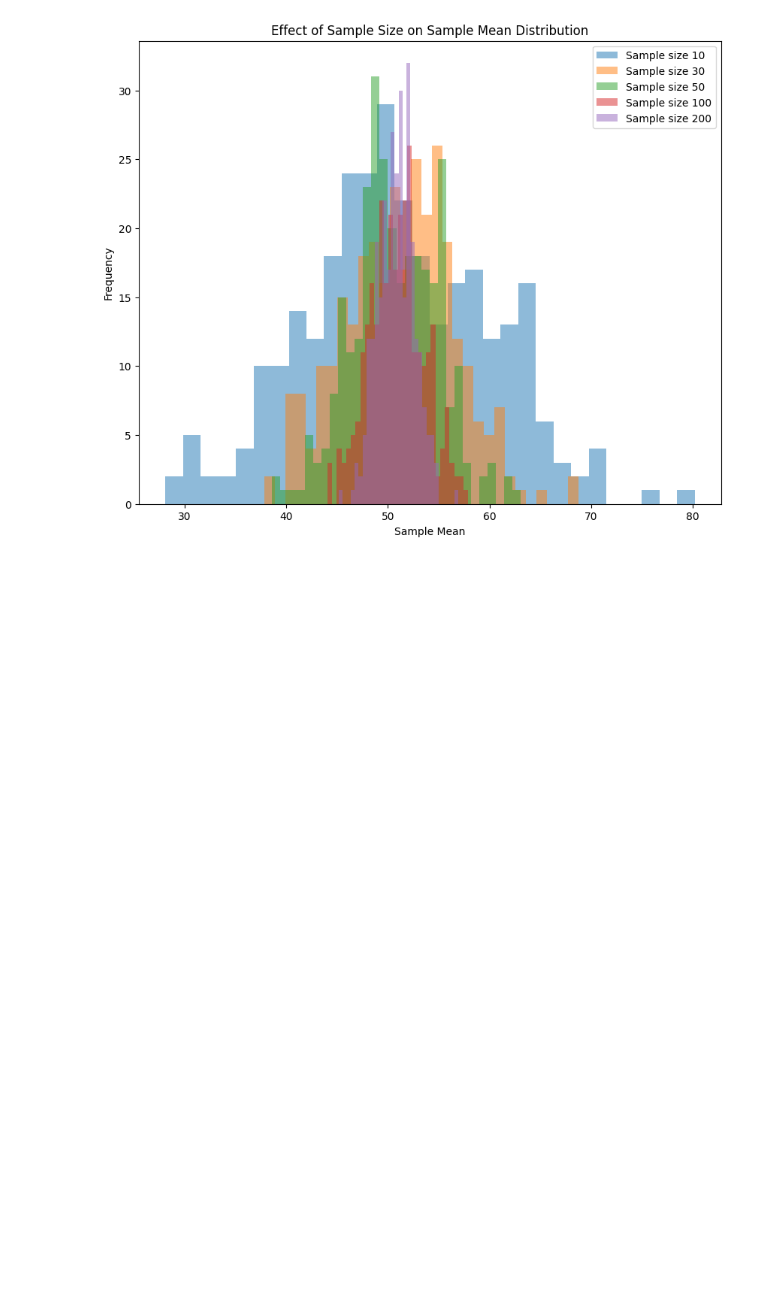
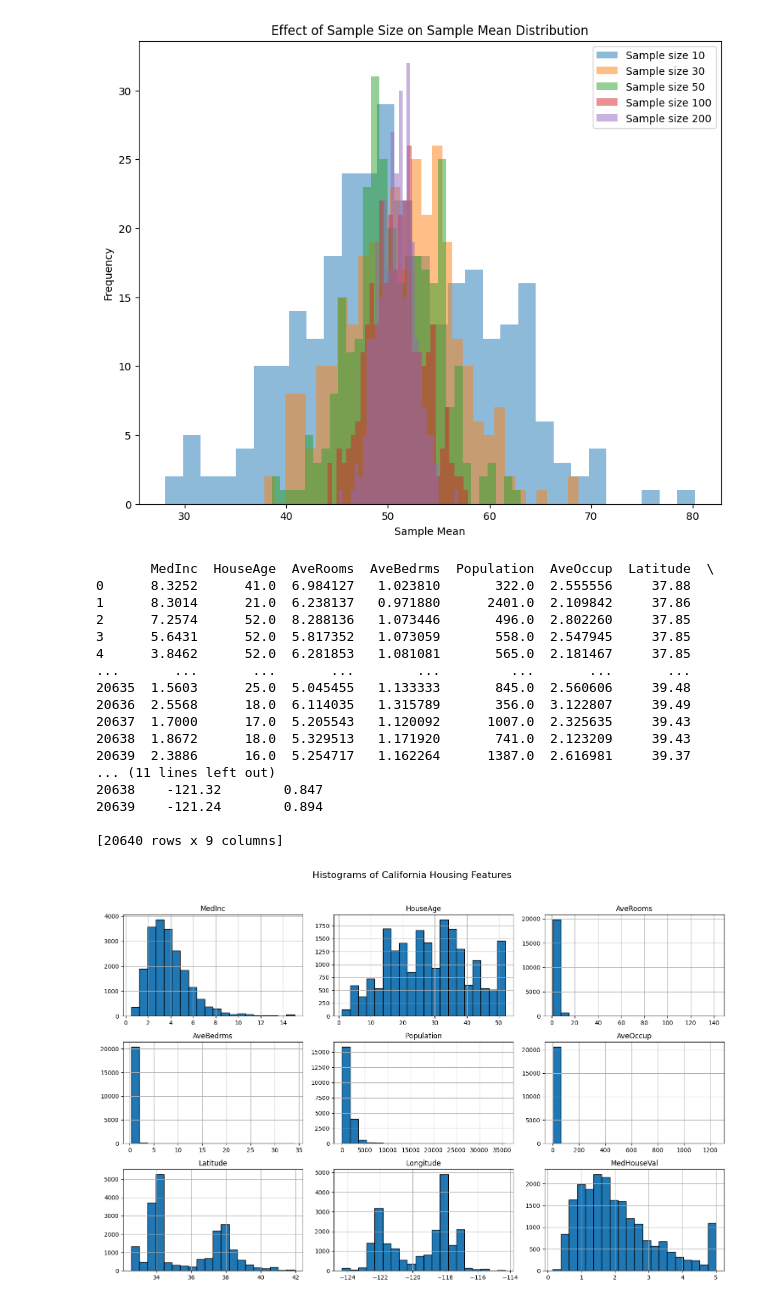
Before and after one commit to MehrdadJalali-AI/Statistics-and-Machine-Learning, a Jupyter notebook: Day3.ipynb, the cells around one changed output. Saved outputs shown, nothing was run; the diff lists cells and outputs as text; code cells hidden in the pictures; blank space fills up the shorter version.

```diff
--- a/Day3.ipynb
+++ b/Day3.ipynb
@@ -120,3 +151,39 @@ plt.show()
 # %% [output]
 {10: [51.6, 52.0, 62.9, 45.3, 55.1, 63.5, 40.4, 37.3, 29.2, 50.3, 59.6, 50.0, 38.1, 68.8, 46.5, 41.7, 59.1, 54.7, 41.8, 63.7, 70.7, 51.6, 70.0, 51.1, 42.9, 48.4, 47.9, 52.3, 43.7, 42.3, 44.6, 38.8, 46 ...
 [figure]
+# %%
+# Load necessary libraries
+from sklearn.datasets import fetch_california_housing
+import pandas as pd
+import matplotlib.pyplot as plt
+
+# Load the California housing dataset
+data = fetch_california_housing(as_frame=True)
+df = data.frame
+
+print(df)
+
+# Plot histograms of all features
+df.hist(figsize=(15, 10), bins=20, edgecolor='black')
+plt.suptitle('Histograms of California Housing Features', fontsize=16)
+plt.tight_layout(rect=[0, 0, 1, 0.95])
+plt.show()
+# %% [output]
+       MedInc  HouseAge  AveRooms  AveBedrms  Population  AveOccup  Latitude  \
+0      8.3252      41.0  6.984127   1.023810       322.0  2.555556     37.88
+1      8.3014      21.0  6.238137   0.971880      2401.0  2.109842     37.86
+2      7.2574      52.0  8.288136   1.073446       496.0  2.802260     37.85
+3      5.6431      52.0  5.817352   1.073059       558.0  2.547945     37.85
+4      3.8462      52.0  6.281853   1.081081       565.0  2.181467     37.85
+...       ...       ...       ...        ...         ...       ...       ...
+20635  1.5603      25.0  5.045455   1.133333       845.0  2.560606     39.48
+20636  2.5568      18.0  6.114035   1.315789       356.0  3.122807     39.49
+20637  1.7000      17.0  5.205543   1.120092      1007.0  2.325635     39.43
+20638  1.8672      18.0  5.329513   1.171920       741.0  2.123209     39.43
+20639  2.3886      16.0  5.254717   1.162264      1387.0  2.616981     39.37
+... (11 lines left out)
+20638    -121.32        0.847
+20639    -121.24        0.894
+
+[20640 rows x 9 columns]
+[figure, added]
```
Also changed, not shown: parts of 11 cells of this notebook.
